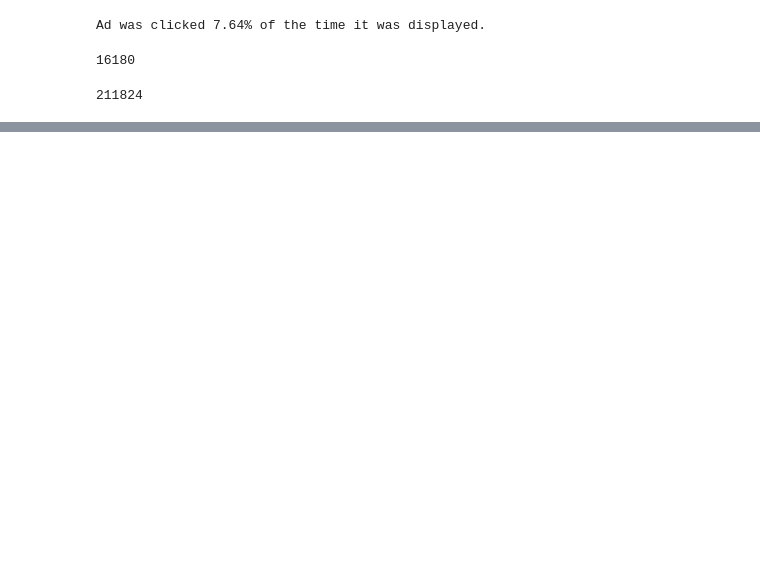
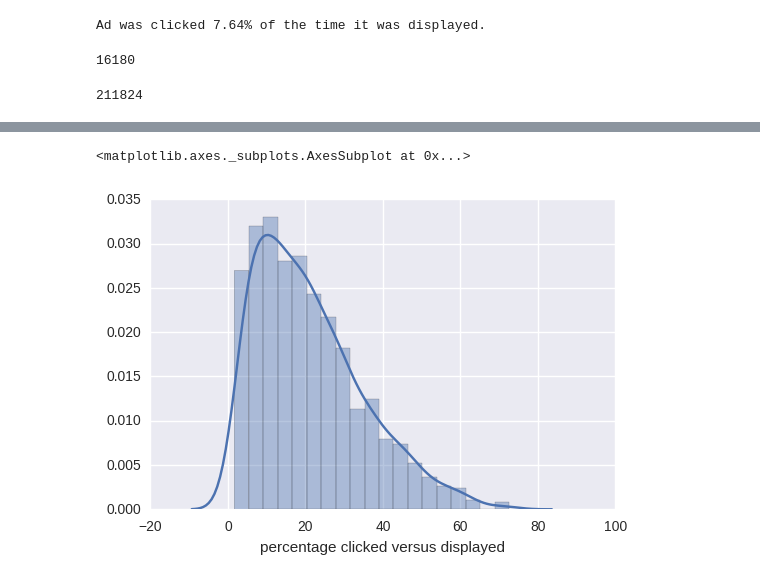
Before and after one commit to jason9263/kaggle_outbrain, a Jupyter notebook: EDA.ipynb, the cells around one changed output, grey strips where cells are left out. Cells and saved outputs as stored; diff of their text form; code cells hidden in the pictures; blank space fills up the shorter version.

```diff
--- a/EDA.ipynb
+++ b/EDA.ipynb
@@ -104,0 +103,5 @@ percentClickedAll.plot(kind='bar', rot=90);
+# %%
+sns.distplot(percentClickedAll['percentage clicked versus displayed']);
+# %% [output]
+<matplotlib.axes._subplots.AxesSubplot at 0x...>
+[figure, added]
```
Also changed, not shown: parts of 3 cells of this notebook.
